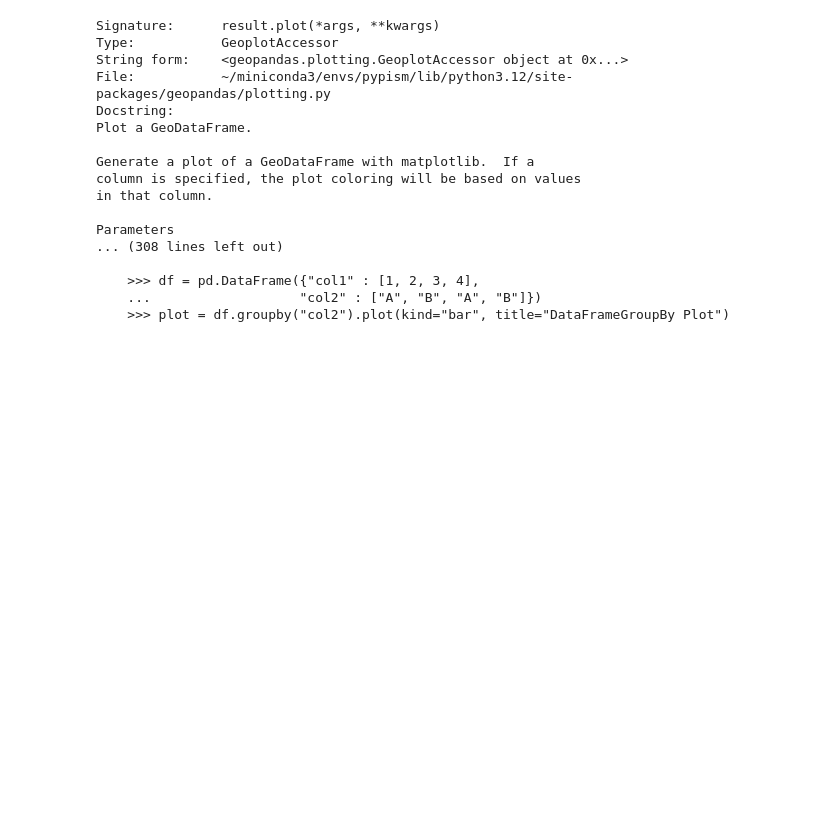
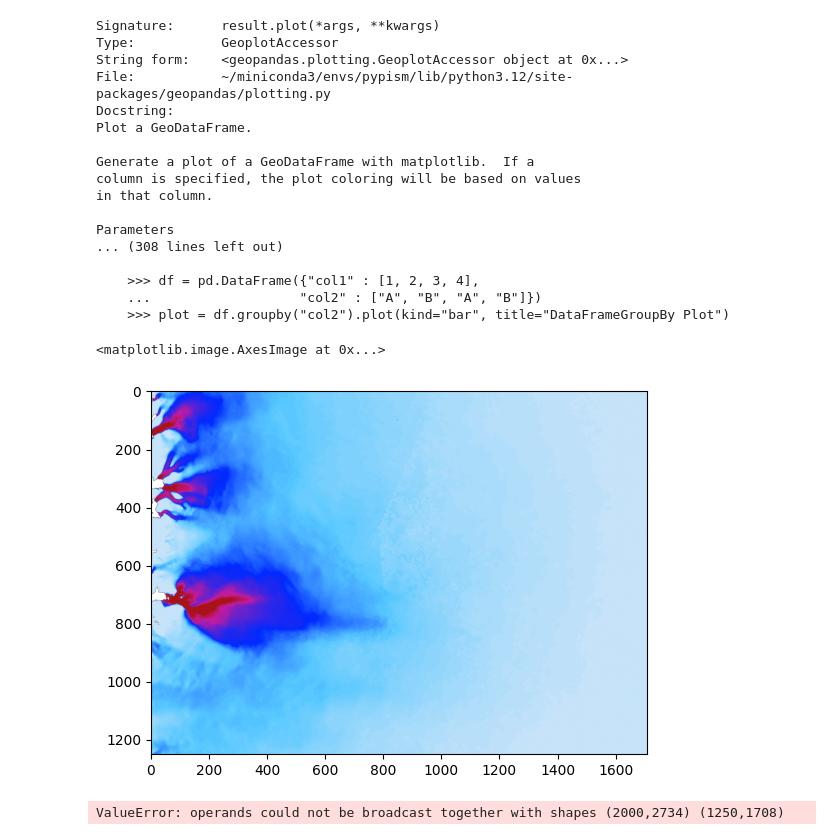
Before and after one commit to pism/glacier-flow-tools, a Jupyter notebook: notebooks/trajectory.ipynb, the cells around one changed output. Drawn from its saved outputs; the diff is of its cells as text; code cells hidden in the pictures; blank space fills up the shorter version.

```diff
--- a/notebooks/trajectory.ipynb
+++ b/notebooks/trajectory.ipynb
@@ -84,0 +89,11 @@ ls.blend_overlay?
+# %%
+norm = colors.Normalize(vmin=10.0, vmax=1500.0)
+mapper = cm.ScalarMappable(norm=norm, cmap=cmap)
+speed_img = mapper.to_rgba
+# %%
+speed_img = mapper.to_rgba(ds.sel(x=slice(-210000, 200000), y=slice(-2100000, -2400000))["v"])
+# %%
+plt.imshow(np.array(speed_img))
+# %% [output]
+<matplotlib.image.AxesImage at 0x...>
+[figure, added]
@@ -84,0 +104,4 @@ ls.blend_overlay?
+# %%
+blend_modes.multiply(np.array(hs_img), np.array(speed_img), opacity=1.0)
+# %% [output]
+ValueError: operands could not be broadcast together with shapes (2000,2734) (1250,1708)
```
Also changed, not shown: parts of 19 cells of this notebook, 5 other files.
